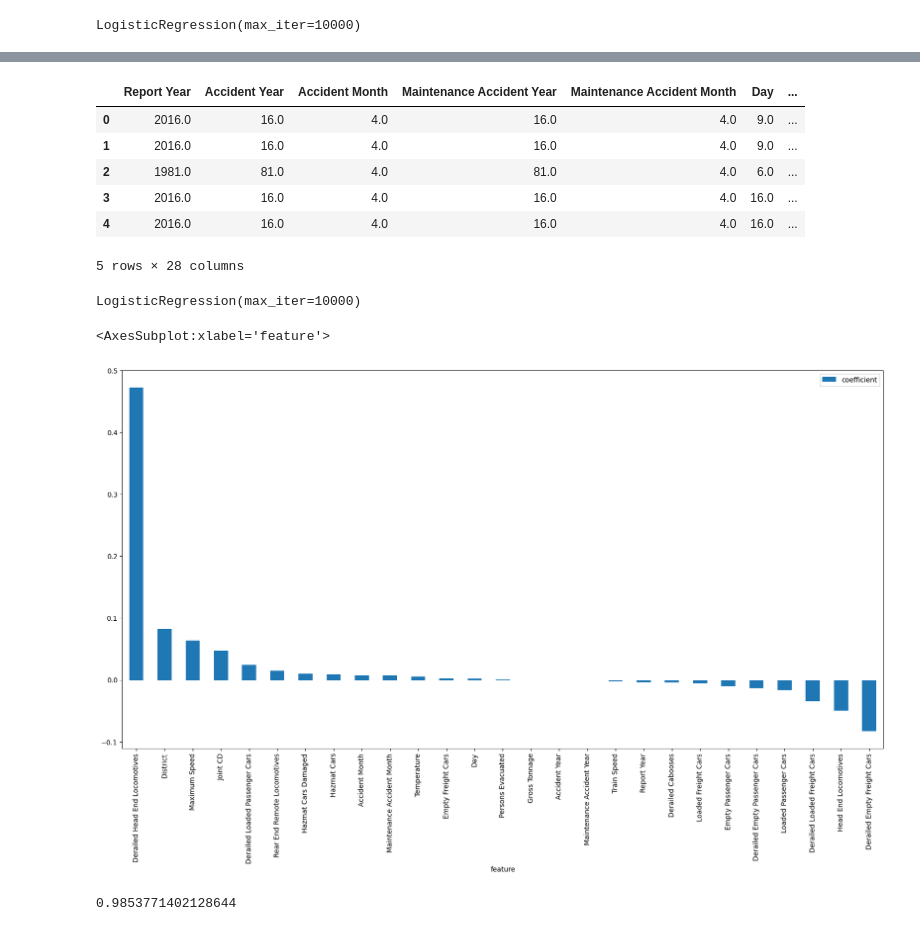
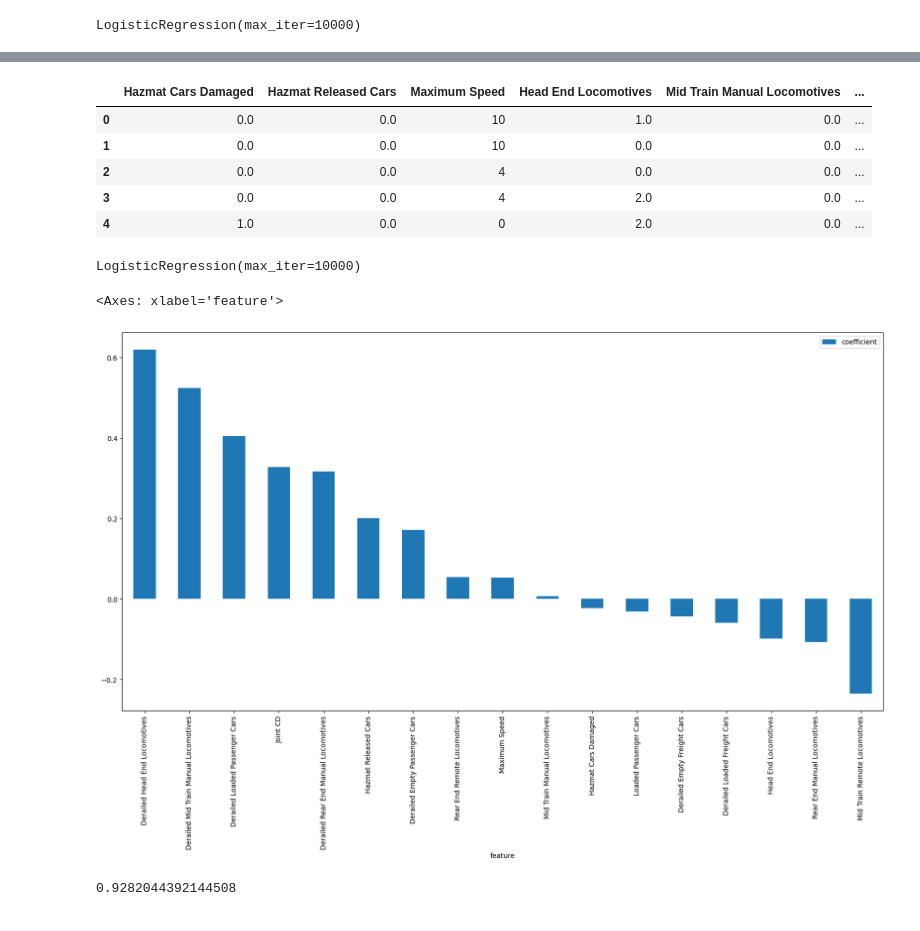
Before and after one commit to ndahlinuvm/Train-Derailment-287Project, a Jupyter notebook: log_reg.ipynb, the cells around one changed output, grey strips where cells are left out. Drawn from its saved outputs; the diff is of its cells as text; code cells hidden in the pictures.

```diff
--- a/log_reg.ipynb
+++ b/log_reg.ipynb
@@ -86,13 +92,16 @@ dtype: int64
 # %%
 # Fit a logisitc regression across all variables trying to predict whether or not a person died
 log_reg = LogisticRegression(max_iter=10000)
-deaths = df['deaths']
-log_reg.fit(df.drop(['deaths'], axis=1), df['deaths'])
+# deaths = df['deaths']
+casualty = df['Casualty']
+# log_reg.fit(df.drop(['deaths'], axis=1), df['deaths'])
+log_reg.fit(df.drop(['Casualty'], axis=1), df['Casualty'])
 # %% [output]
 LogisticRegression(max_iter=10000)
 # %%
 # match the coefficients to the column names
-coefficients = pd.DataFrame({'feature': df.drop(['deaths'], axis=1).columns, 'coefficient': log_reg.coef_[0]})
+# coefficients = pd.DataFrame({'feature': df.drop(['deaths'], axis=1).columns, 'coefficient': log_reg.coef_[0]})
+coefficients = pd.DataFrame({'feature': df.drop(['Casualty'], axis=1).columns, 'coefficient': log_reg.coef_[0]})
 # order the coefficients from highest to lowest
 coefficients.sort_values('coefficient', ascending=False)
 coefficients.sort_values('coefficient', ascending=False).plot.bar(x='feature', y='coefficient', figsize=(20,10))
@@ -102,44 +111,48 @@ coefficients.sort_values('coefficient', ascending=False).plot.bar(x='feature', y
 # %%
 # get list of coefficients that had a large impact on the model
-coefficients[abs(coefficients['coefficient']) > 0.0001]
+coefficients[abs(coefficients['coefficient']) > 0.01]
 # this has to be absolute value because some coefficients are negative
-impacts = coefficients[abs(coefficients['coefficient']) > 0.00001]['feature'].tolist()
+impacts = coefficients[abs(coefficients['coefficient']) > 0.01]['feature'].tolist()
 
 # keep only the columns that had a large impact on the model
 df = df[impacts]
 # add back in the deaths column
-df['deaths'] = deaths
+# df['deaths'] = deaths
+df['Casualty'] = casualty
 
 df.head()
 # %% [output]
-|  | Report Year | Accident Year | Accident Month | Maintenance Accident Year | Maintenance Accident Month | Day | ... |
-| 0 | 2016.0 | 16.0 | 4.0 | 16.0 | 4.0 | 9.0 | ... |
-| 1 | 2016.0 | 16.0 | 4.0 | 16.0 | 4.0 | 9.0 | ... |
-| 2 | 1981.0 | 81.0 | 4.0 | 81.0 | 4.0 | 6.0 | ... |
-| 3 | 2016.0 | 16.0 | 4.0 | 16.0 | 4.0 | 16.0 | ... |
-| 4 | 2016.0 | 16.0 | 4.0 | 16.0 | 4.0 | 16.0 | ... |
+|  | Hazmat Cars Damaged | Hazmat Released Cars | Maximum Speed | Head End Locomotives | Mid Train Manual Locomotives | ... |
+| 0 | 0.0 | 0.0 | 10 | 1.0 | 0.0 | ... |
+| 1 | 0.0 | 0.0 | 10 | 0.0 | 0.0 | ... |
+| 2 | 0.0 | 0.0 | 4 | 0.0 | 0.0 | ... |
+| 3 | 0.0 | 0.0 | 4 | 2.0 | 0.0 | ... |
+| 4 | 1.0 | 0.0 | 0 | 2.0 | 0.0 | ... |
-5 rows × 28 columns
 # %%
 # performing another logistic regression with only the columns that had a large impact on the model
 log_reg = LogisticRegression(max_iter=10000)
-deaths = df['deaths']
-log_reg.fit(df.drop(['deaths'], axis=1), df['deaths'])
+# deaths = df['deaths']
+casualty = df['Casualty']
+# log_reg.fit(df.drop(['deaths'], axis=1), df['deaths'])
+log_reg.fit(df.drop(['Casualty'], axis=1), df['Casualty'])
 # %% [output]
 LogisticRegression(max_iter=10000)
 # %%
 # match the coefficients to the column names
-coefficients = pd.DataFrame({'feature': df.drop(['deaths'], axis=1).columns, 'coefficient': log_reg.coef_[0]})
+# coefficients = pd.DataFrame({'feature': df.drop(['deaths'], axis=1).columns, 'coefficient': log_reg.coef_[0]})
+coefficients = pd.DataFrame({'feature': df.drop(['Casualty'], axis=1).columns, 'coefficient': log_reg.coef_[0]})
 # order the coefficients from highest to lowest
 coefficients.sort_values('coefficient', ascending=False)
 coefficients.sort_values('coefficient', ascending=False).plot.bar(x='feature', y='coefficient', figsize=(20,10))
 # %% [output]
-<AxesSubplot:xlabel='feature'>
+<Axes: xlabel='feature'>
-[figure, old version]
+[figure, new version]
 # %%
 # find model accuracy
-log_reg.score(df.drop(['deaths'], axis=1), df['deaths'])
+# log_reg.score(df.drop(['deaths'], axis=1), df['deaths'])
+log_reg.score(df.drop(['Casualty'], axis=1), df['Casualty'])
 # %% [output]
-0.9853771402128644
+0.9282044392144508
 # %%
 # confusion matrix
 from sklearn.metrics import confusion_matrix
```
Also changed, not shown: parts of 7 cells of this notebook, 1 other file.
